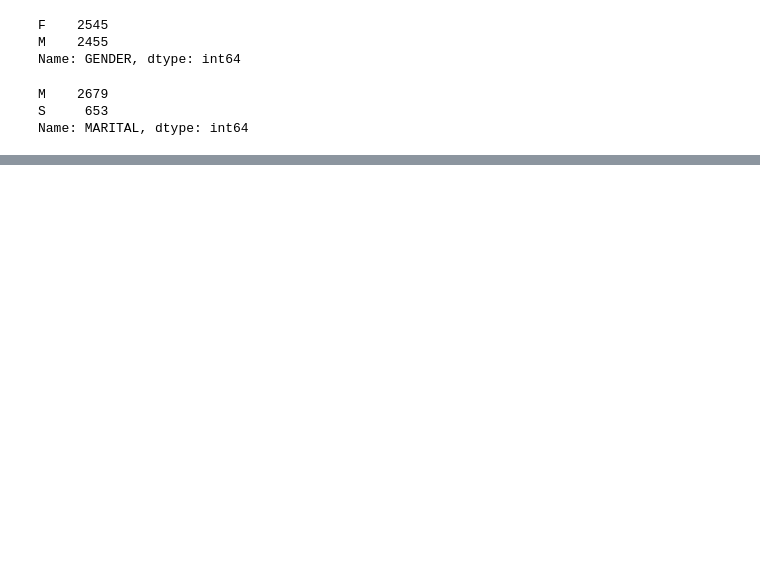
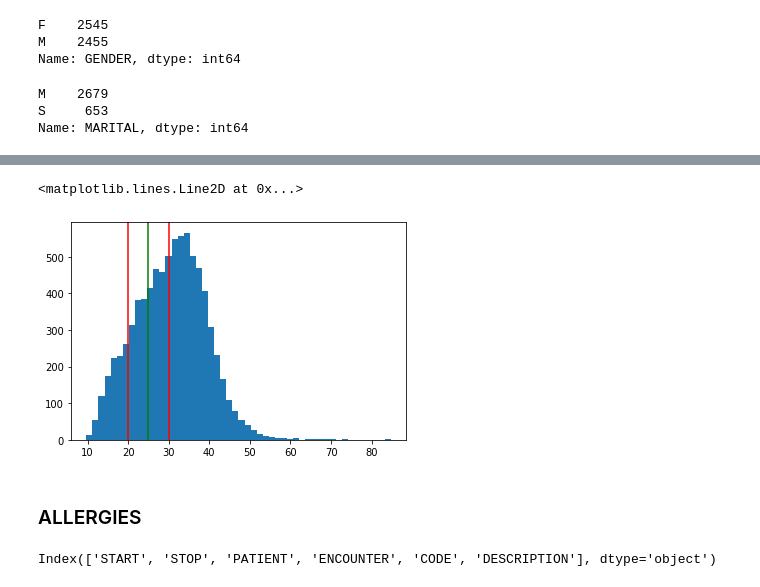
Before and after one commit to mtrotter/massandopolis, a Jupyter notebook: quest_for_wrongness.ipynb, the cells around one changed output, grey strips where cells are left out. Saved outputs shown, nothing was run; the diff lists cells and outputs as text; code cells hidden in the pictures; blank space fills up the shorter version.

```diff
--- a/quest_for_wrongness.ipynb
+++ b/quest_for_wrongness.ipynb
@@ -278,0 +520,2 @@ meds = pd.read_csv("medications.csv")
+# %%
+obs = pd.read_csv("observations.csv")
@@ -278,0 +578,16 @@ meds = pd.read_csv("medications.csv")
+# %%
+bmis = obs[obs['DESCRIPTION']=='Body Mass Index'].sort_values("DATE").groupby("PATIENT").last()
+
+#KEEPS THE MOST RECENT BMI OBSERVATION FOR EACH PATIENT
+# %%
+#print(bmis.head())
+
+plt.hist(bmis['VALUE'].apply(float), bins=50)
+plt.axvline(x=25, color='g')
+plt.axvline(x=20, color = 'r')
+plt.axvline(x=30, color = 'r')
+# %% [output]
+<matplotlib.lines.Line2D at 0x...>
+[figure, added]
+# %% [markdown]
+### ALLERGIES
@@ -278,0 +596,4 @@ meds = pd.read_csv("medications.csv")
+# %%
+allergy.columns
+# %% [output]
+Index(['START', 'STOP', 'PATIENT', 'ENCOUNTER', 'CODE', 'DESCRIPTION'], dtype='object')
```
Also changed, not shown: parts of 88 cells of this notebook.
